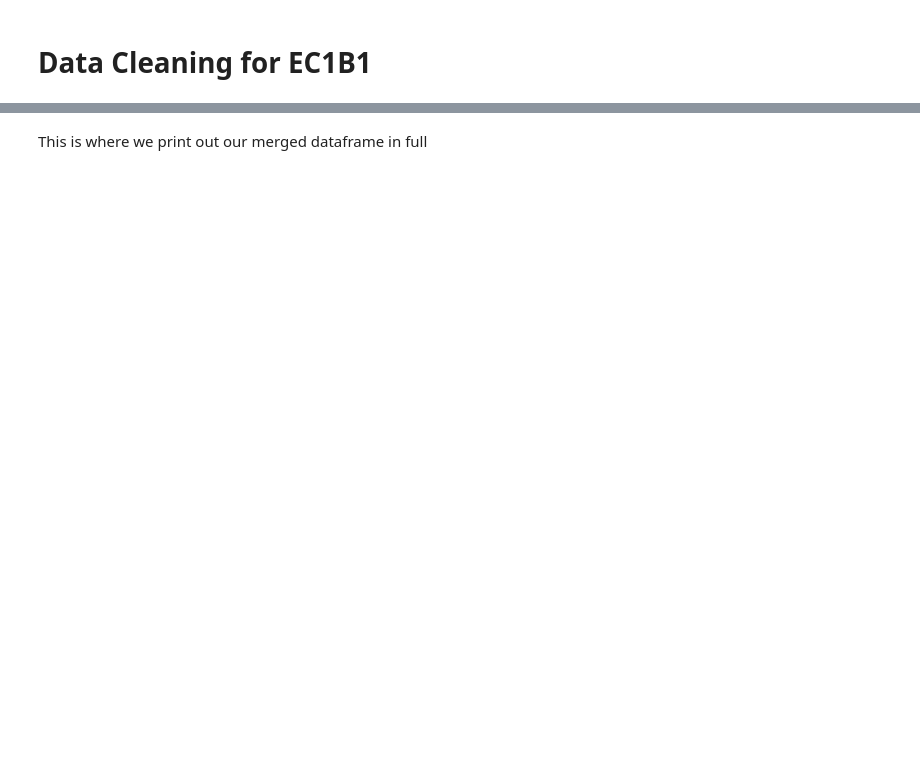
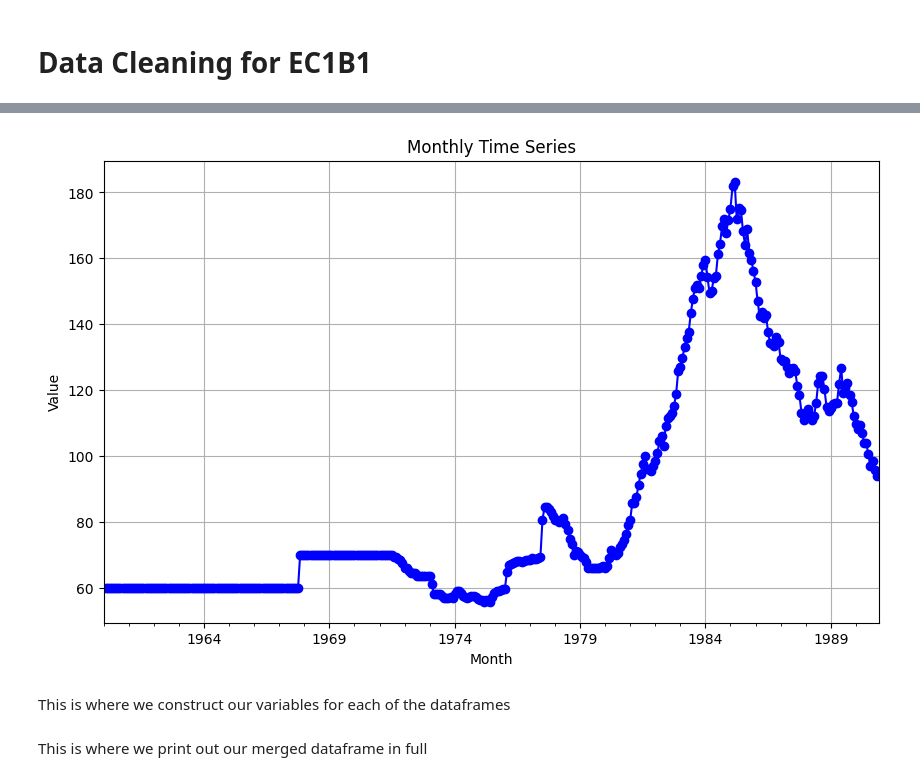
Before and after one commit to Josh-Yg/Macro-Pythonwork, a Jupyter notebook: Data Cleaning.ipynb, the cells around one changed output, grey strips where cells are left out. Cells and saved outputs as stored; diff of their text form; code cells hidden in the pictures; blank space fills up the shorter version.

```diff
--- a/Data Cleaning.ipynb
+++ b/Data Cleaning.ipynb
@@ -29,0 +60,32 @@ df_Spain
+# %%
+data = {
+    'Month series': pd.date_range(start = 'Jan 1960', periods = 372, freq = 'MS'),
+    'Exchange rate value': df_Spain['Exchange Rates'][1:]
+}
+df_month_series = pd.DataFrame(data)
+df_month_series['Exchange rate value'] = pd.to_numeric(df_month_series['Exchange rate value'][1:])
+df_month_series.set_index('Month series', inplace=True)
+df_month_series['Monthly Growth in Nominal Exchange Rate'] = df_month_series['Exchange Rate Value'].pct_change() * 100
+# Plot monthly time series
+plt.figure(figsize=(10, 6))
+df_month_series['value'].plot(kind='line', marker='o', color='blue', linestyle='-')
+plt.title('Monthly Time Series')
+plt.xlabel('Month')
+plt.ylabel('Value')
+plt.grid(True)
+plt.show()
+# %%
+df_month_series.set_index('Month series', inplace=True)
+
+# Plot the monthly time series
+plt.figure(figsize=(10, 6))
+df_month_series['value'].plot(kind='line', marker='o', color='blue', linestyle='-')
+plt.title('Monthly Time Series')
+plt.xlabel('Month')
+plt.ylabel('Value')
+plt.grid(True)
+plt.show()
+# %% [output]
+[figure, added]
+# %% [markdown]
+This is where we construct our variables for each of the dataframes
```
Also changed, not shown: parts of 4 cells of this notebook.
